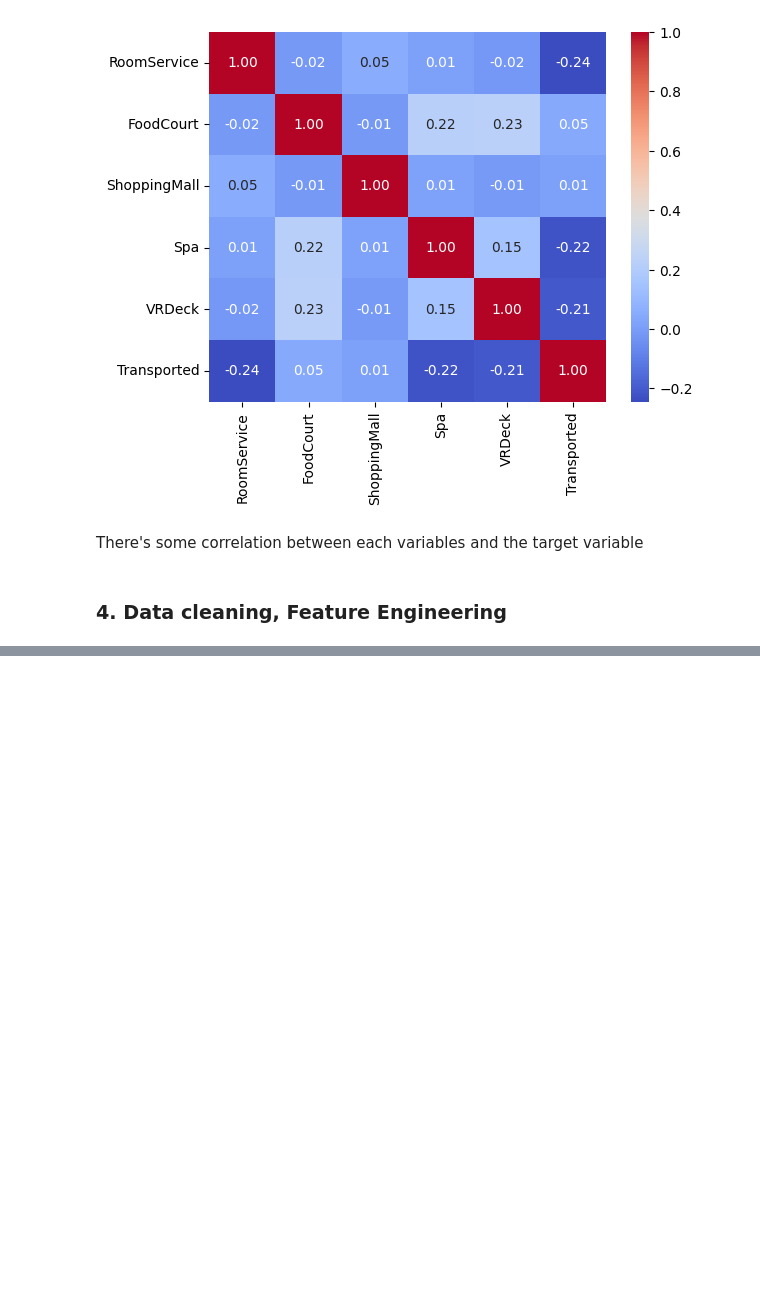
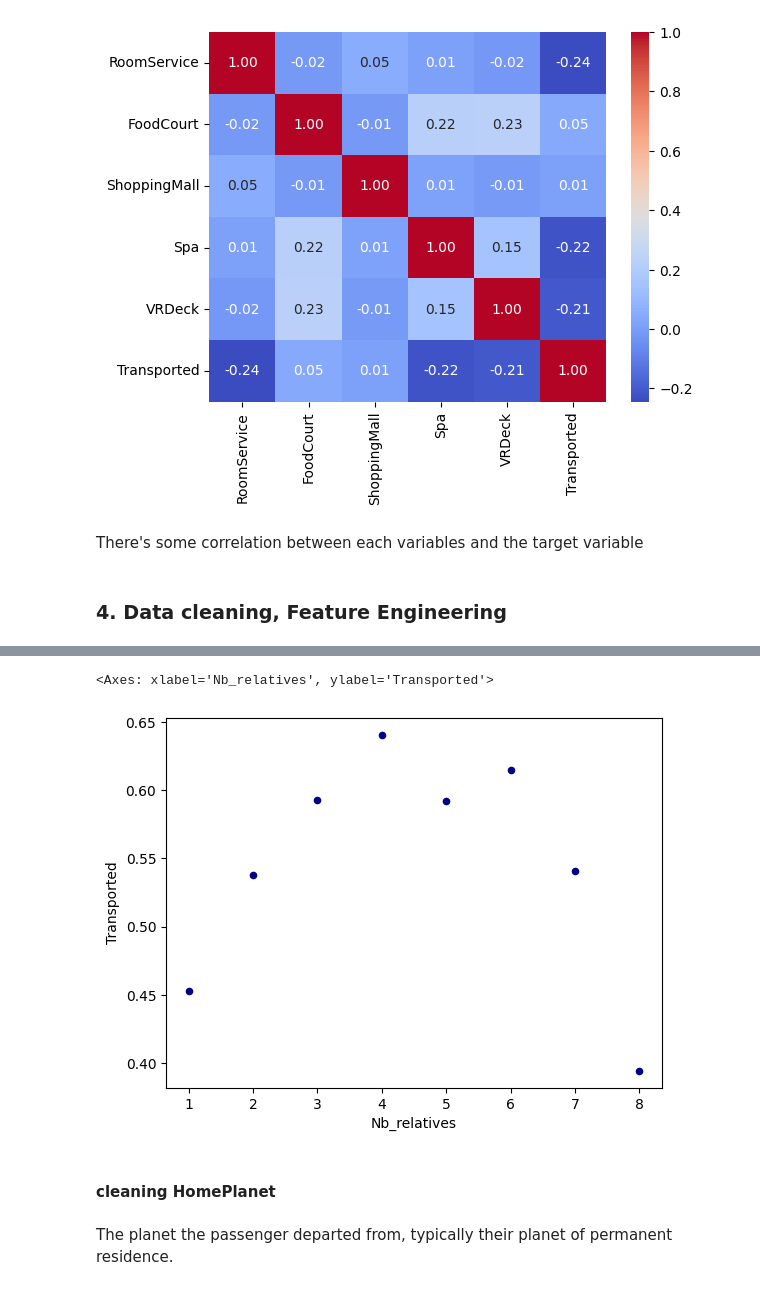
Before and after one commit to Gyxius/spaceship-titanic, a Jupyter notebook: analysis.ipynb, the cells around one changed output, grey strips where cells are left out. Cells and saved outputs as stored; diff of their text form; code cells hidden in the pictures; blank space fills up the shorter version.

Commit message:
Clean PassengerID, HomePlanet and Cryosleep

```diff
--- a/analysis.ipynb
+++ b/analysis.ipynb
@@ -92,7 +93,7 @@ dtype: float64
 # %% [markdown]
 Idea: Create two columns, one column with the person group using gggg, and another column using "pp" to say how many people went with the person
 # %%
-df["group"] = df["PassengerId"].str[:4]
+df["Group"] = df["PassengerId"].str[:4]
 # %%
 df["PassengerId"].shape
 # %% [output]
@@ -330,0 +342,17 @@ There's some correlation between each variables and the target variable
+# %%
+group_series = df['Group'].value_counts()
+# %%
+def fnc(group_num):
+    """
+    Given a group ID, this function counts how many other passengers share the same group ID and returns that count.
+
+    Parameters:
+    group_num (int): The group ID for which the count of passengers is to be determined.
+
+    Returns:
+    int: The number of passengers sharing the same group ID.
+    """
+    return group_series.loc[group_num]
+
+df['Nb_relatives'] = df['Group'].apply(fnc)
+df['Nb_relatives']
@@ -330,0 +378,2 @@ There's some correlation between each variables and the target variable
+# %%
+df_relative = df.groupby('Nb_relatives')['Transported'].mean().reset_index()
@@ -330,0 +392,11 @@ There's some correlation between each variables and the target variable
+# %%
+df_relative.plot.scatter(x='Nb_relatives',
+                      y='Transported',
+                      c='DarkBlue')
+# %% [output]
+<Axes: xlabel='Nb_relatives', ylabel='Transported'>
+[figure, added]
+# %% [markdown]
+#### cleaning HomePlanet
+# %% [markdown]
+ The planet the passenger departed from, typically their planet of permanent residence.
```
Also changed, not shown: parts of 27 cells of this notebook.
